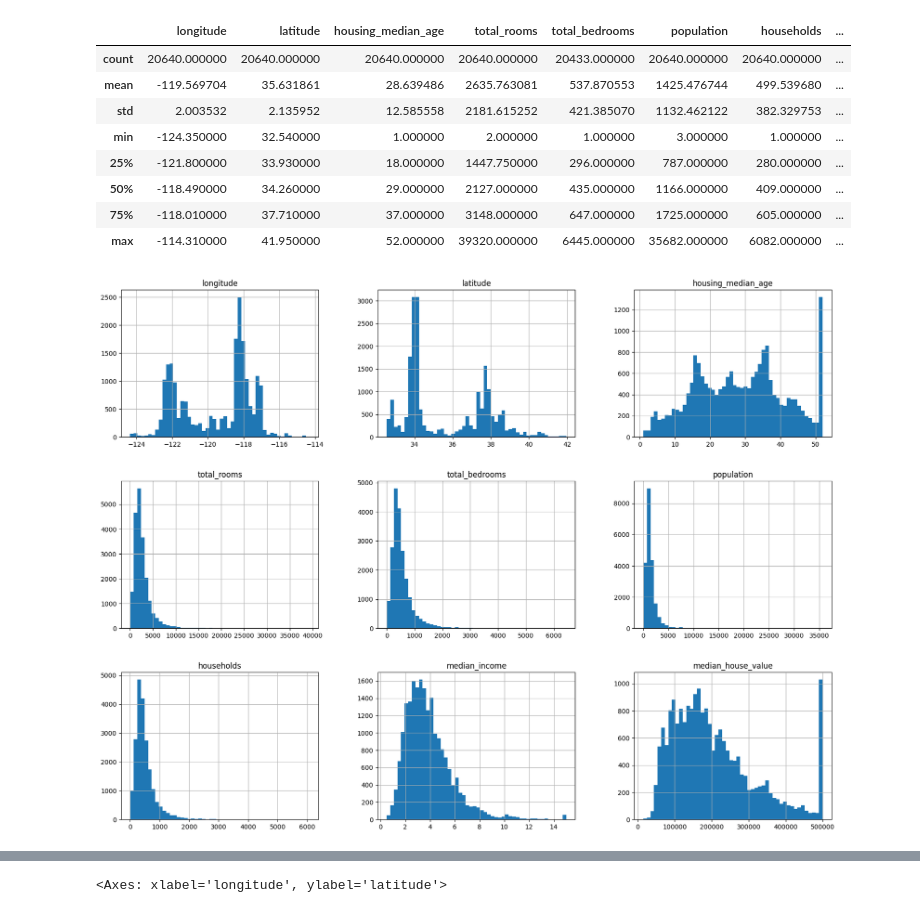
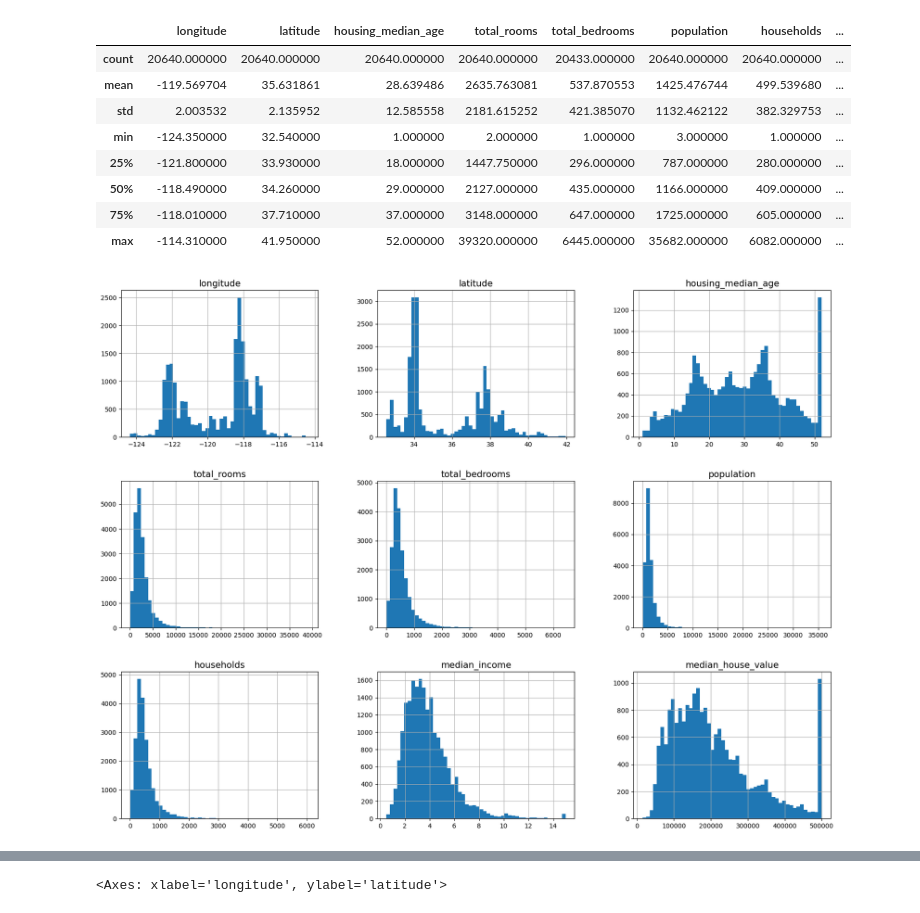
Before and after one commit to mosaezam/Def_Machine, a Jupyter notebook: app.ipynb, the cells around one changed output, grey strips where cells are left out. Cells and saved outputs as stored; diff of their text form; code cells hidden in the pictures.

```diff
--- a/app.ipynb
+++ b/app.ipynb
@@ -77,12 +89,19 @@ housing.describe()
 | 50% | -118.490000 | 34.260000 | 29.000000 | 2127.000000 | 435.000000 | 1166.000000 | 409.000000 | ... |
 | 75% | -118.010000 | 37.710000 | 37.000000 | 3148.000000 | 647.000000 | 1725.000000 | 605.000000 | ... |
 | max | -114.310000 | 41.950000 | 52.000000 | 39320.000000 | 6445.000000 | 35682.000000 | 6082.000000 | ... |
-# %%
-import matplotlib.pyplot as plt
-housing.hist(bins=50, figsize=(20,15))
-plt.show()
-# %% [output]
-[figure, removed]
+# %%
+import matplotlib.pyplot as plt
+plt.rc('font', size=14)
+plt.rc('axes', labelsize=14, titlesize=14)
+plt.rc('legend', fontsize=10)
+plt.rc('xtick', labelsize=10)
+plt.rc('ytick', labelsize=10)
+housing.hist(bins=50, figsize=(20,15))
+#save_fig("attribute_histogram_plots", tight_layout=True, fig_extension="png", resolution=300)
+#save_fig("Copilot_histogram_plots", tight_layout=False, fig_extension="png", resolution=300)
+plt.show()
+# %% [output]
+[figure, added]
 # %%
 import numpy as np
 
```
Also changed, not shown: parts of 11 cells of this notebook, 11 other files.
